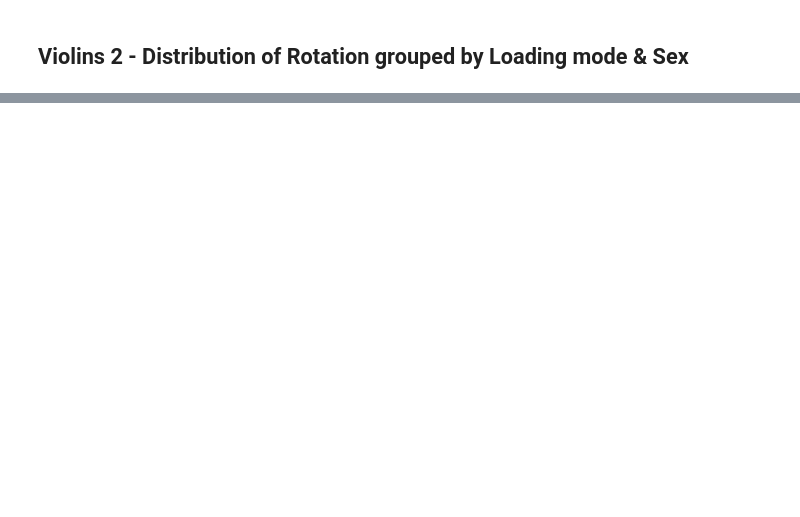
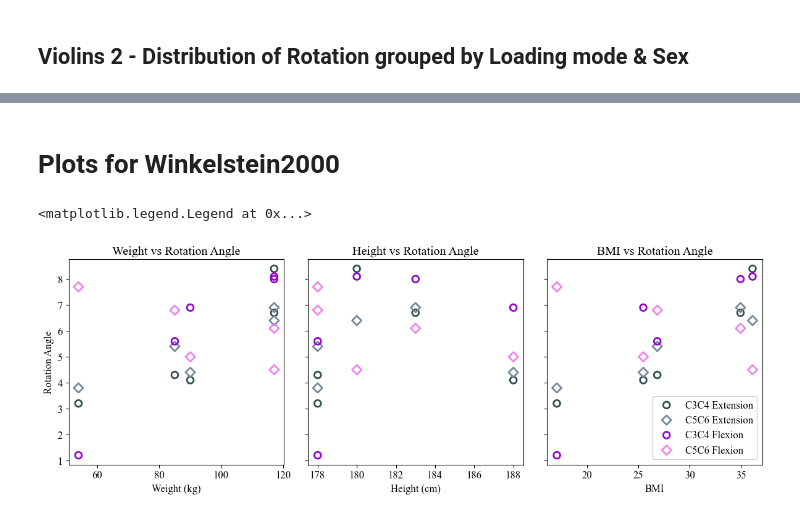
Before and after one commit to pranavduraisamy/cervical-segmental-stiffness-ircobi, a Jupyter notebook: studies/code/01-eda.ipynb, the cells around one changed output, grey strips where cells are left out. Drawn from its saved outputs; the diff is of its cells as text; code cells hidden in the pictures; blank space fills up the shorter version.

Commit message:
Winkelstein plots

```diff
--- a/studies/code/01-eda.ipynb
+++ b/studies/code/01-eda.ipynb
@@ -6,10 +6,14 @@ from pathlib import Path
 import xarray as xr
 import holoviews as hv
 from holoviews import opts
+import matplotlib.pyplot as plt
 import pandas as pd
 from great_tables import GT, md, html, loc, style
 import helper
 import warnings
+plt.style.use('default')
+plt.rcParams['font.family']='Times New Roman'
+plt.rcParams['font.size']=12
 warnings.simplefilter("ignore")
 hv.extension('bokeh')
 _p=Path(os.getcwd())
@@ -29,0 +26,15 @@ saved: master.nc
+# %%
+helper.extract_lower_cervical()
+ds=xr.open_dataset(p/'processed-data/master.nc')
+ds.close()
+df=pd.read_csv(p/'processed-data/master.csv')
+
+wnkd=pd.read_csv(p.parent/'data/Winkelstein2000/clean-data/a01-specimen-info.csv')
+wnkf=pd.read_csv(p.parent/'data/Winkelstein2000/clean-data/a09-flexion-moment.csv')
+wnke=pd.read_csv(p.parent/'data/Winkelstein2000/clean-data/a08-extension-moment.csv')
+wnkd['Extension']=wnke.A2
+wnkd['Flexion']=wnkf.A2
+wnkd=wnkd.dropna().reset_index(drop=True)
+wnkd['BMI']=wnkd['Weight (kg)']/((wnkd['Height (cm)']/100)**2)
+wnkd34=wnkd[wnkd['Cervical Level']=='C3-C4'].reset_index(drop=True)
+wnkd56=wnkd[wnkd['Cervical Level']=='C5-C6'].reset_index(drop=True)
@@ -77,3 +93,34 @@ hv.BoxWhisker((ds.sex.values,ds.sample_id.values,ds.r3.values),['Sex', 'Sample_i
 hv.BoxWhisker((ds.sex.values,ds.loading.values,ds.r3.values),['Sex', 'Loading'], 'Rotation at 3Nm').opts(height=500, show_legend=False, width=400, box_fill_color=hv.dim('Sex').str(), cmap='cwr_r', backend_opts={"plot.toolbar.autohide": True})
 # %% [output]
 [interactive output not drawn]
+# %% [markdown]
+# Plots for Winkelstein2000
+# %%
+fig,ax=plt.subplots(1,3,figsize=(12,4),sharey=True)
+fig.tight_layout()
+
+ax[0].scatter(wnkd34['Weight (kg)'],wnkd34.Extension,zorder=1,s=60,lw=2,marker='o',edgecolors='darkslategrey',facecolor='None',label='C3C4 Extension')
+ax[0].scatter(wnkd56['Weight (kg)'],wnkd56.Extension,zorder=2,s=60,lw=2,marker='D',edgecolors='lightslategrey',facecolor='None',label='C5C6 Extension')
+ax[0].scatter(wnkd34['Weight (kg)'],wnkd34.Flexion,zorder=3,s=60,lw=2,marker='o',edgecolors='darkviolet',facecolor='None',label='C3C4 Flexion')
+ax[0].scatter(wnkd56['Weight (kg)'],wnkd56.Flexion,zorder=4,s=60,lw=2,marker='D',edgecolors='violet',facecolor='None',label='C5C6 Flexion')
+ax[0].set_xlabel('Weight (kg)')
+ax[0].set_ylabel('Rotation Angle')
+ax[0].set_title('Weight vs Rotation Angle')
+
+ax[1].scatter(wnkd34['Height (cm)'],wnkd34.Extension,zorder=1,s=60,lw=2,marker='o',edgecolors='darkslategrey',facecolor='None',label='C3C4 Extension')
+ax[1].scatter(wnkd56['Height (cm)'],wnkd56.Extension,zorder=2,s=60,lw=2,marker='D',edgecolors='lightslategrey',facecolor='None',label='C5C6 Extension')
+ax[1].scatter(wnkd34['Height (cm)'],wnkd34.Flexion,zorder=3,s=60,lw=2,marker='o',edgecolors='darkviolet',facecolor='None',label='C3C4 Flexion')
+ax[1].scatter(wnkd56['Height (cm)'],wnkd56.Flexion,zorder=4,s=60,lw=2,marker='D',edgecolors='violet',facecolor='None',label='C5C6 Flexion')
+ax[1].set_xlabel('Height (cm)')
+ax[1].set_title('Height vs Rotation Angle')
+
+ax[2].scatter(wnkd34['BMI'],wnkd34.Extension,zorder=1,s=60,lw=2,marker='o',edgecolors='darkslategrey',facecolor='None',label='C3C4 Extension')
+ax[2].scatter(wnkd56['BMI'],wnkd56.Extension,zorder=2,s=60,lw=2,marker='D',edgecolors='lightslategrey',facecolor='None',label='C5C6 Extension')
+ax[2].scatter(wnkd34['BMI'],wnkd34.Flexion,zorder=3,s=60,lw=2,marker='o',edgecolors='darkviolet',facecolor='None',label='C3C4 Flexion')
+ax[2].scatter(wnkd56['BMI'],wnkd56.Flexion,zorder=4,s=60,lw=2,marker='D',edgecolors='violet',facecolor='None',label='C5C6 Flexion')
+ax[2].set_xlabel('BMI')
+ax[2].set_title('BMI vs Rotation Angle')
+ax[2].legend()
+# %% [output]
+<matplotlib.legend.Legend at 0x...>
+[figure, added]
```
Also changed, not shown: parts of 5 cells of this notebook.
